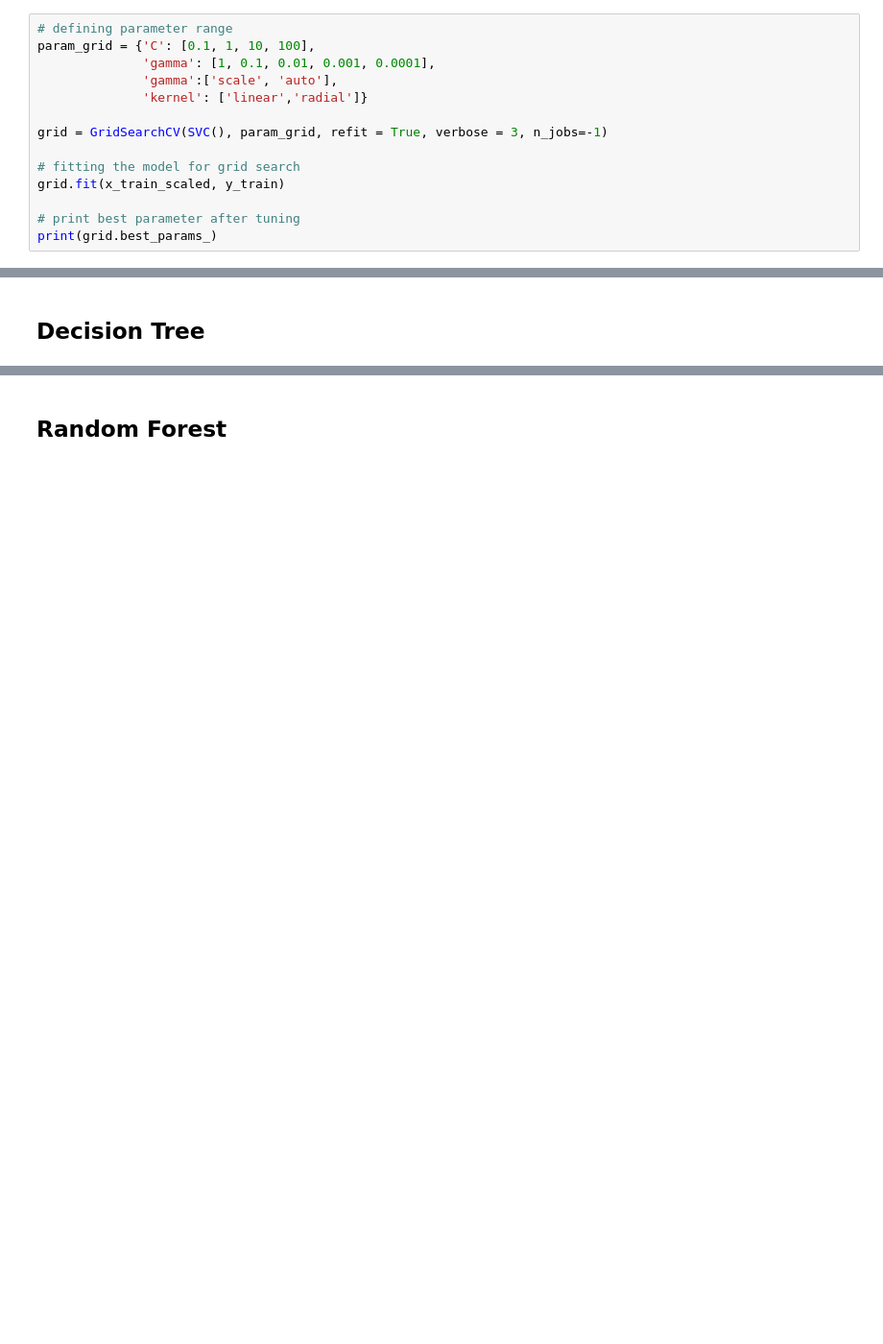
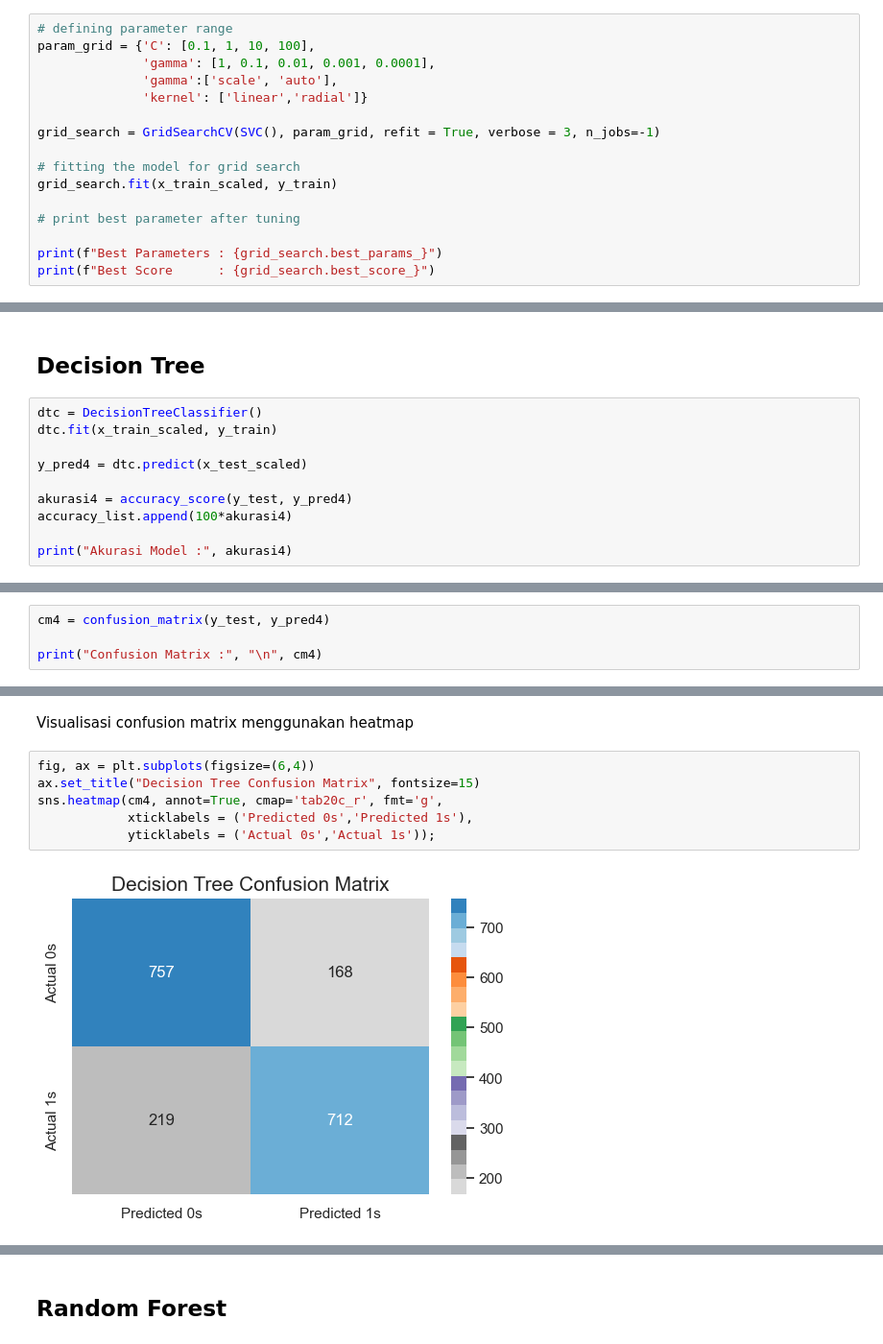
Before and after one commit to ria-fajriyah/BankMarketing_Dataset, a Jupyter notebook: PYTN_Assgn_3_4_Nurul Fajriyah Al Maulidiyah.ipynb, the cells around one changed output, grey strips where cells are left out. Shown: that part at 96% size. Cells and saved outputs as stored; diff of their text form; blank space fills up the shorter version.

```diff
--- a/PYTN_Assgn_3_4_Nurul Fajriyah Al Maulidiyah.ipynb
+++ b/PYTN_Assgn_3_4_Nurul Fajriyah Al Maulidiyah.ipynb
@@ -584,12 +598,14 @@ param_grid = {'C': [0.1, 1, 10, 100],
               'gamma':['scale', 'auto'],
               'kernel': ['linear','radial']}
 
-grid = GridSearchCV(SVC(), param_grid, refit = True, verbose = 3, n_jobs=-1)
+grid_search = GridSearchCV(SVC(), param_grid, refit = True, verbose = 3, n_jobs=-1)
 
 # fitting the model for grid search
-grid.fit(x_train_scaled, y_train)
+grid_search.fit(x_train_scaled, y_train)
 
 # print best parameter after tuning
-print(grid.best_params_)
+
+print(f"Best Parameters : {grid_search.best_params_}")
+print(f"Best Score      : {grid_search.best_score_}")
 # %% [output]
 Fitting 5 folds for each of 16 candidates, totalling 80 fits
@@ -616,2 +638,12 @@ weighted avg       0.79      0.79      0.79      1856
 # %% [markdown]
 ## Decision Tree
+# %%
+dtc = DecisionTreeClassifier()
+dtc.fit(x_train_scaled, y_train)
+
+y_pred4 = dtc.predict(x_test_scaled)
+
+akurasi4 = accuracy_score(y_test, y_pred4)
+accuracy_list.append(100*akurasi4)
+
+print("Akurasi Model :", akurasi4)
@@ -617,0 +668,4 @@ weighted avg       0.79      0.79      0.79      1856
+# %%
+cm4 = confusion_matrix(y_test, y_pred4)
+
+print("Confusion Matrix :", "\n", cm4)
@@ -617,0 +676,10 @@ weighted avg       0.79      0.79      0.79      1856
+# %% [markdown]
+Visualisasi confusion matrix menggunakan heatmap
+# %%
+fig, ax = plt.subplots(figsize=(6,4))
+ax.set_title("Decision Tree Confusion Matrix", fontsize=15)
+sns.heatmap(cm4, annot=True, cmap='tab20c_r', fmt='g',
+            xticklabels = ('Predicted 0s','Predicted 1s'),
+            yticklabels = ('Actual 0s','Actual 1s'));
+# %% [output]
+[figure, added]
```
Also changed, not shown: parts of 59 cells of this notebook.
